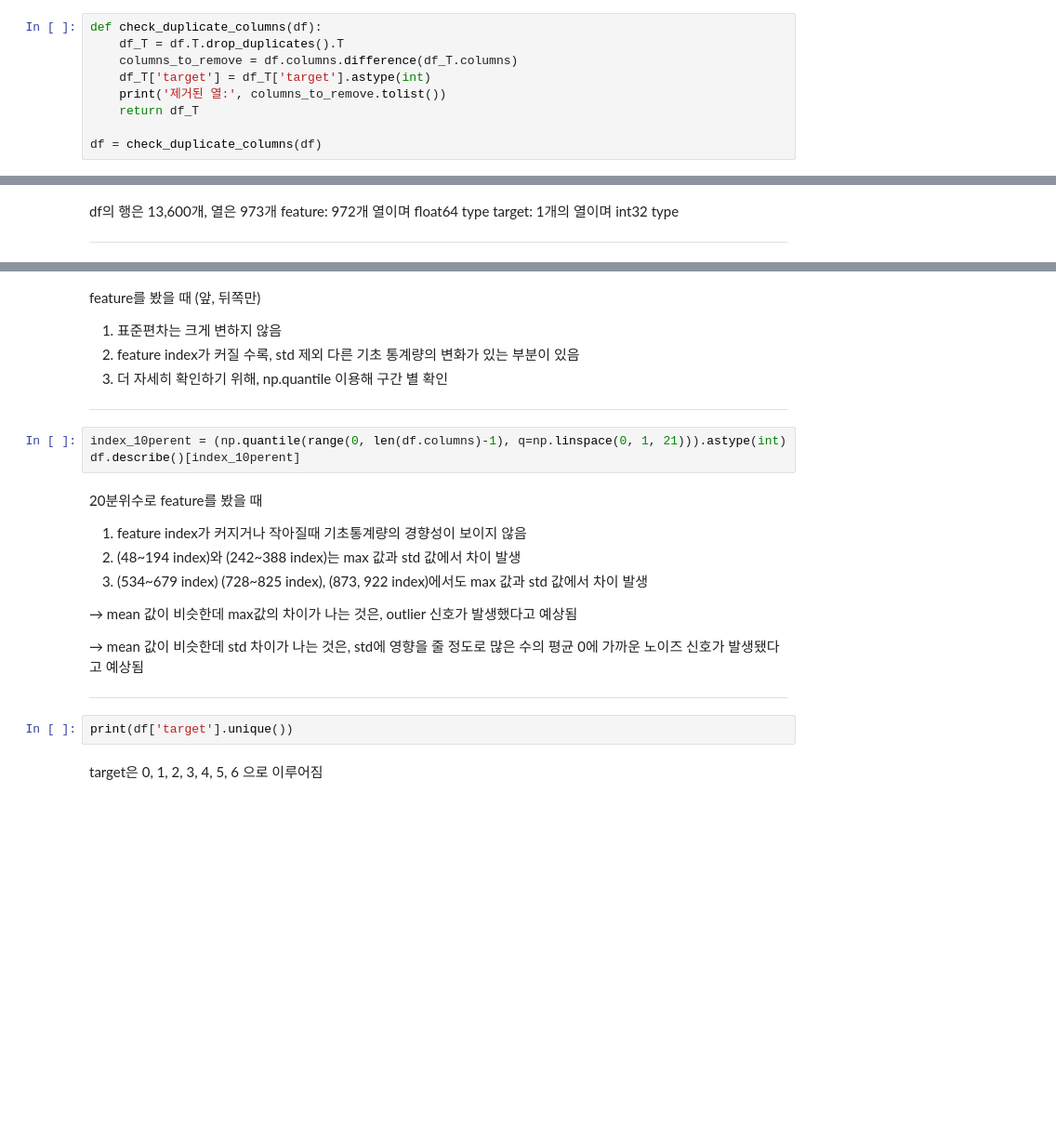
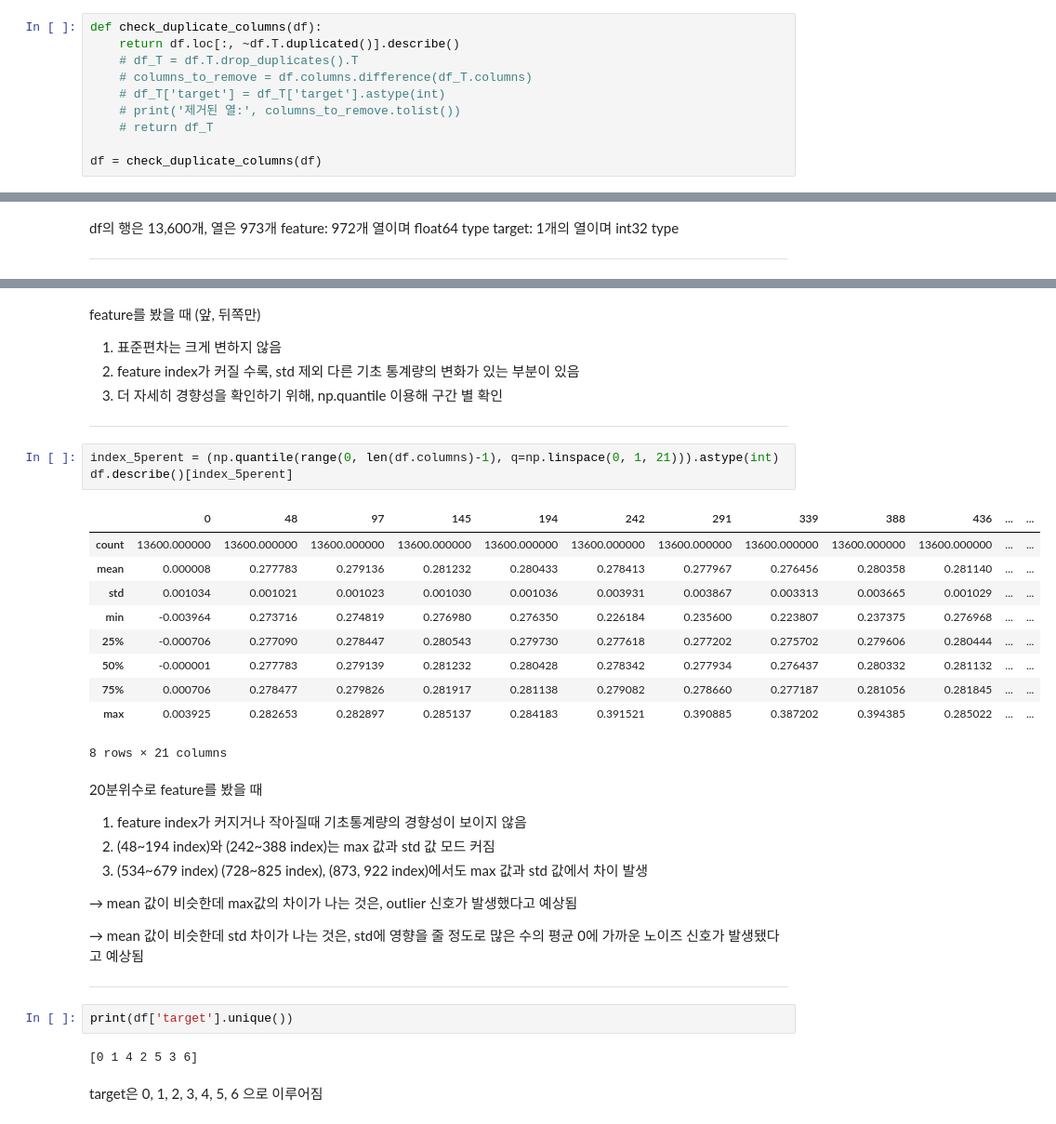
Before and after one commit to rkdeowk/STUDY, a Jupyter notebook: AI/daewon/project.ipynb, the cells around one changed output, grey strips where cells are left out. Shown: that part at 93% size. Drawn from its saved outputs; the diff is of its cells as text; blank space fills up the shorter version.

```diff
--- a/AI/daewon/project.ipynb
+++ b/AI/daewon/project.ipynb
@@ -172,10 +177,11 @@ df = remove_uniform_columns(df)
 column끼리 비교하여 같은 값을 가지는 column들이 있다면 제거
 # %%
 def check_duplicate_columns(df):
-    df_T = df.T.drop_duplicates().T
-    columns_to_remove = df.columns.difference(df_T.columns)
-    df_T['target'] = df_T['target'].astype(int)
-    print('제거된 열:', columns_to_remove.tolist())
-    return df_T
+    return df.loc[:, ~df.T.duplicated()].describe()
+    # df_T = df.T.drop_duplicates().T
+    # columns_to_remove = df.columns.difference(df_T.columns)
+    # df_T['target'] = df_T['target'].astype(int)
+    # print('제거된 열:', columns_to_remove.tolist())
+    # return df_T
 
 df = check_duplicate_columns(df)
@@ -225,16 +265,27 @@ df.describe()
 feature를 봤을 때 (앞, 뒤쪽만)
 1. 표준편차는 크게 변하지 않음
 2. feature index가 커질 수록, std 제외 다른 기초 통계량의 변화가 있는 부분이 있음
-3. 더 자세히 확인하기 위해, np.quantile 이용해 구간 별 확인
+3. 더 자세히 경향성을 확인하기 위해, np.quantile 이용해 구간 별 확인
 
 ---
 # %%
-index_10perent = (np.quantile(range(0, len(df.columns)-1), q=np.linspace(0, 1, 21))).astype(int)
-df.describe()[index_10perent]
+index_5perent = (np.quantile(range(0, len(df.columns)-1), q=np.linspace(0, 1, 21))).astype(int)
+df.describe()[index_5perent]
+# %% [output]
+|  | 0 | 48 | 97 | 145 | 194 | 242 | 291 | 339 | 388 | 436 | ... | ... |
+| count | 13600.000000 | 13600.000000 | 13600.000000 | 13600.000000 | 13600.000000 | 13600.000000 | 13600.000000 | 13600.000000 | 13600.000000 | 13600.000000 | ... | ... |
+| mean | 0.000008 | 0.277783 | 0.279136 | 0.281232 | 0.280433 | 0.278413 | 0.277967 | 0.276456 | 0.280358 | 0.281140 | ... | ... |
+| std | 0.001034 | 0.001021 | 0.001023 | 0.001030 | 0.001036 | 0.003931 | 0.003867 | 0.003313 | 0.003665 | 0.001029 | ... | ... |
+| min | -0.003964 | 0.273716 | 0.274819 | 0.276980 | 0.276350 | 0.226184 | 0.235600 | 0.223807 | 0.237375 | 0.276968 | ... | ... |
+| 25% | -0.000706 | 0.277090 | 0.278447 | 0.280543 | 0.279730 | 0.277618 | 0.277202 | 0.275702 | 0.279606 | 0.280444 | ... | ... |
+| 50% | -0.000001 | 0.277783 | 0.279139 | 0.281232 | 0.280428 | 0.278342 | 0.277934 | 0.276437 | 0.280332 | 0.281132 | ... | ... |
+| 75% | 0.000706 | 0.278477 | 0.279826 | 0.281917 | 0.281138 | 0.279082 | 0.278660 | 0.277187 | 0.281056 | 0.281845 | ... | ... |
+| max | 0.003925 | 0.282653 | 0.282897 | 0.285137 | 0.284183 | 0.391521 | 0.390885 | 0.387202 | 0.394385 | 0.285022 | ... | ... |
+8 rows × 21 columns
 # %% [markdown]
 20분위수로 feature를 봤을 때
 1. feature index가 커지거나 작아질때 기초통계량의 경향성이 보이지 않음
-2. (48~194 index)와 (242~388 index)는 max 값과 std 값에서 차이 발생
+2. (48~194 index)와 (242~388 index)는 max 값과 std 값 모드 커짐
 3. (534~679 index) (728~825 index), (873, 922 index)에서도 max 값과 std 값에서 차이 발생
 
 → mean 값이 비슷한데 max값의 차이가 나는 것은, outlier 신호가 발생했다고 예상됨
@@ -244,6 +295,8 @@ df.describe()[index_10perent]
 ---
 # %%
 print(df['target'].unique())
+# %% [output]
+[0 1 4 2 5 3 6]
 # %% [markdown]
 target은 0, 1, 2, 3, 4, 5, 6 으로 이루어짐
 # %% [markdown]
```
Also changed, not shown: parts of 28 cells of this notebook, 18 other files.
